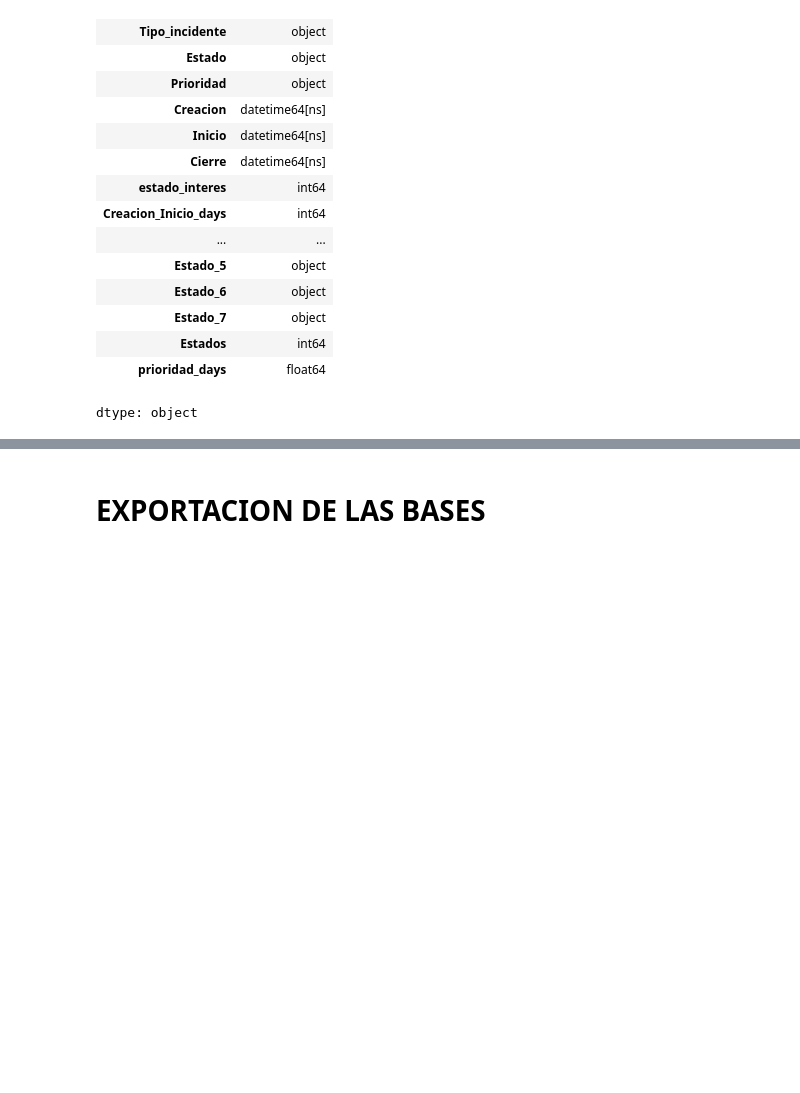
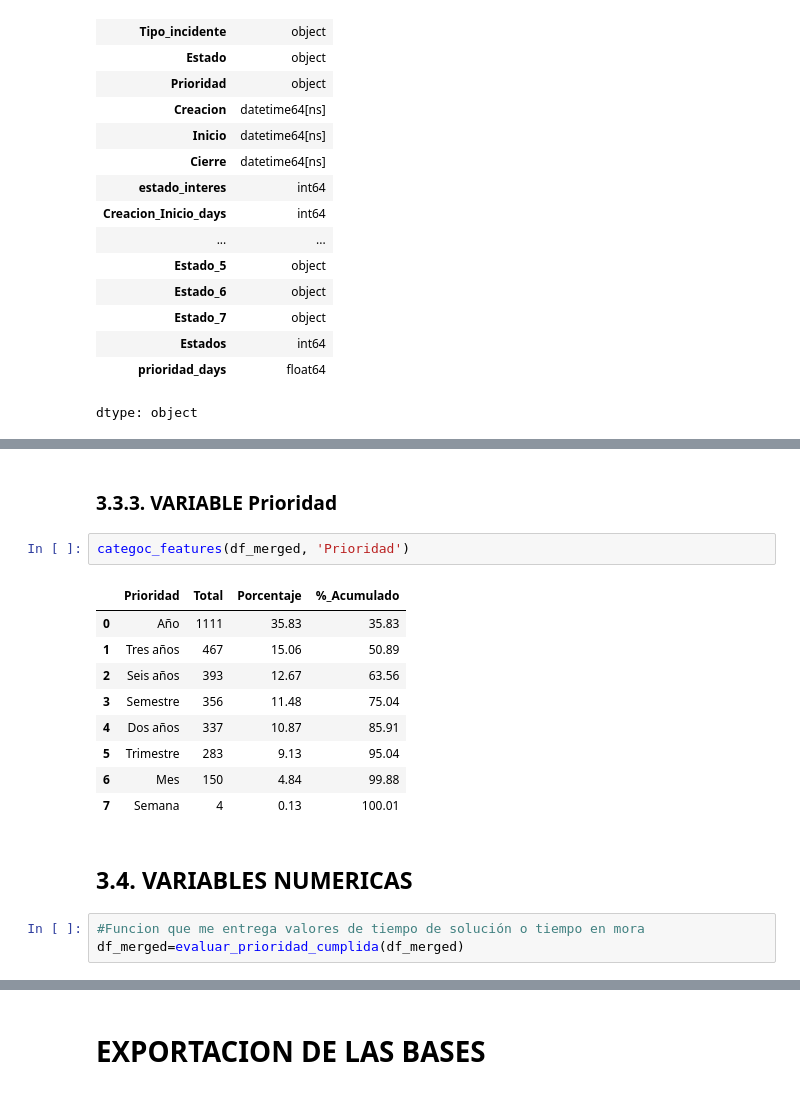
Before and after one commit to WMARBAR/CProgram_incidencias, a Jupyter notebook: constructor4_proyecto_II.ipynb, the cells around one changed output, grey strips where cells are left out. Cells and saved outputs as stored; diff of their text form; blank space fills up the shorter version.

```diff
--- a/constructor4_proyecto_II.ipynb
+++ b/constructor4_proyecto_II.ipynb
@@ -612,0 +663,19 @@ df_merged
+# %% [markdown]
+### 3.3.3. VARIABLE Prioridad
+# %%
+categoc_features(df_merged, 'Prioridad')
+# %% [output]
+|  | Prioridad | Total | Porcentaje | %_Acumulado |
+| 0 | Año | 1111 | 35.83 | 35.83 |
+| 1 | Tres años | 467 | 15.06 | 50.89 |
+| 2 | Seis años | 393 | 12.67 | 63.56 |
+| 3 | Semestre | 356 | 11.48 | 75.04 |
+| 4 | Dos años | 337 | 10.87 | 85.91 |
+| 5 | Trimestre | 283 | 9.13 | 95.04 |
+| 6 | Mes | 150 | 4.84 | 99.88 |
+| 7 | Semana | 4 | 0.13 | 100.01 |
+# %% [markdown]
+## 3.4. VARIABLES NUMERICAS
+# %%
+#Funcion que me entrega valores de tiempo de solución o tiempo en mora
+df_merged=evaluar_prioridad_cumplida(df_merged)
```
Also changed, not shown: parts of 24 cells of this notebook.
